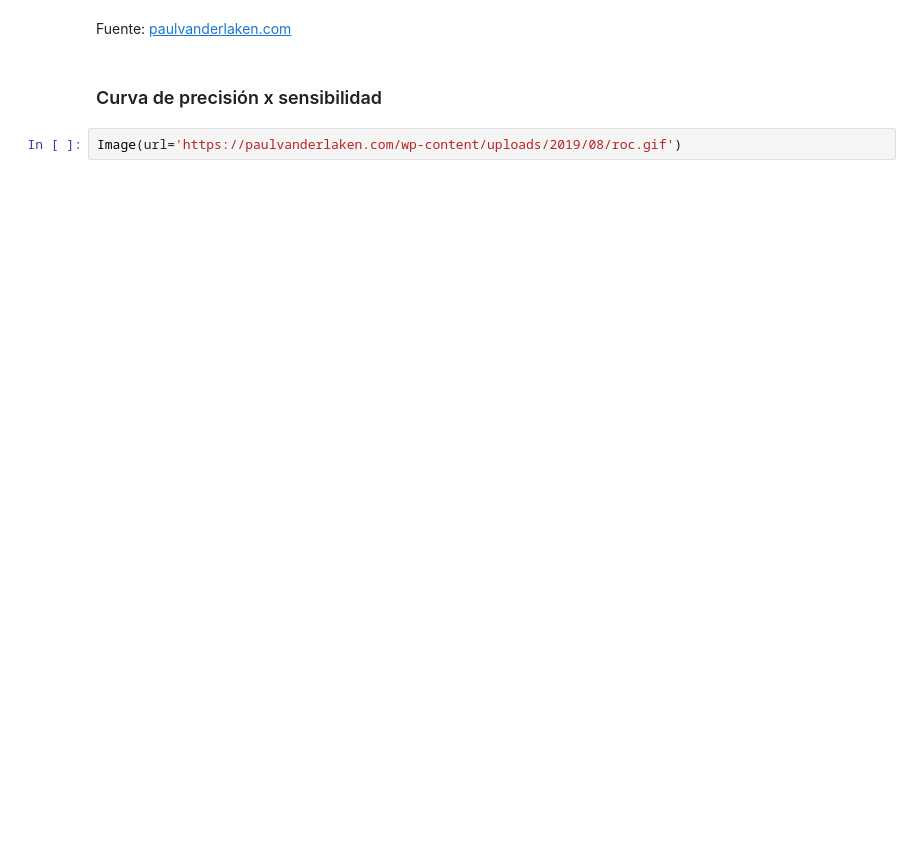
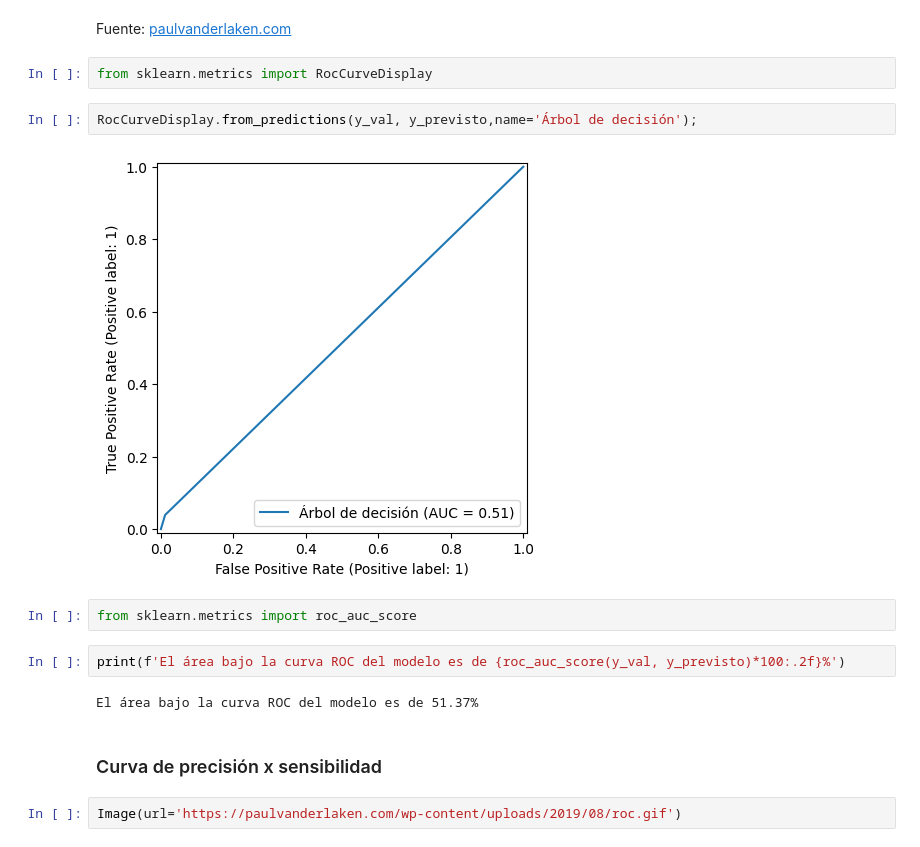
Before and after one commit to Macklane2000/Desafio1JuanData, a Jupyter notebook: Clasificacion_validacion_y_metricas.ipynb, the cells around one changed output. Drawn from its saved outputs; the diff is of its cells as text; blank space fills up the shorter version.

```diff
--- a/Clasificacion_validacion_y_metricas.ipynb
+++ b/Clasificacion_validacion_y_metricas.ipynb
@@ -106,6 +178,18 @@ Image(url='https://raw.githubusercontent.com/dariyasydykova/open_projects/master
 [interactive output not drawn]
 # %% [markdown]
 Fuente: [paulvanderlaken.com](https://paulvanderlaken.com/2019/08/16/roc-auc-precision-and-recall-visually-explained/)
+# %%
+from sklearn.metrics import RocCurveDisplay
+# %%
+RocCurveDisplay.from_predictions(y_val, y_previsto,name='Árbol de decisión');
+# %% [output]
+[figure, added]
+# %%
+from sklearn.metrics import roc_auc_score
+# %%
+print(f'El área bajo la curva ROC del modelo es de {roc_auc_score(y_val, y_previsto)*100:.2f}%')
+# %% [output]
+El área bajo la curva ROC del modelo es de 51.37%
 # %% [markdown]
 ### Curva de  precisión x sensibilidad
 # %%
```
Also changed, not shown: parts of 37 cells of this notebook.
